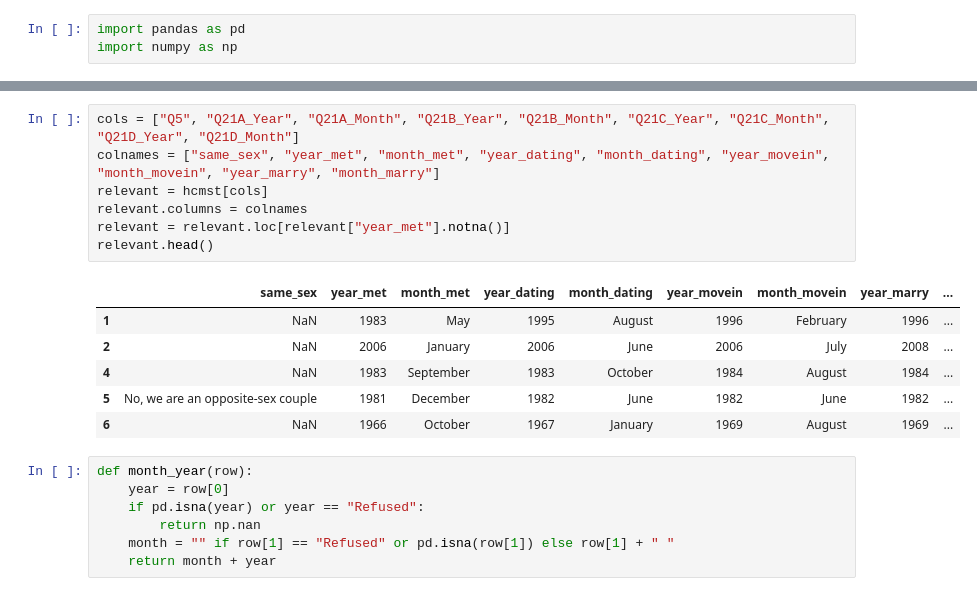
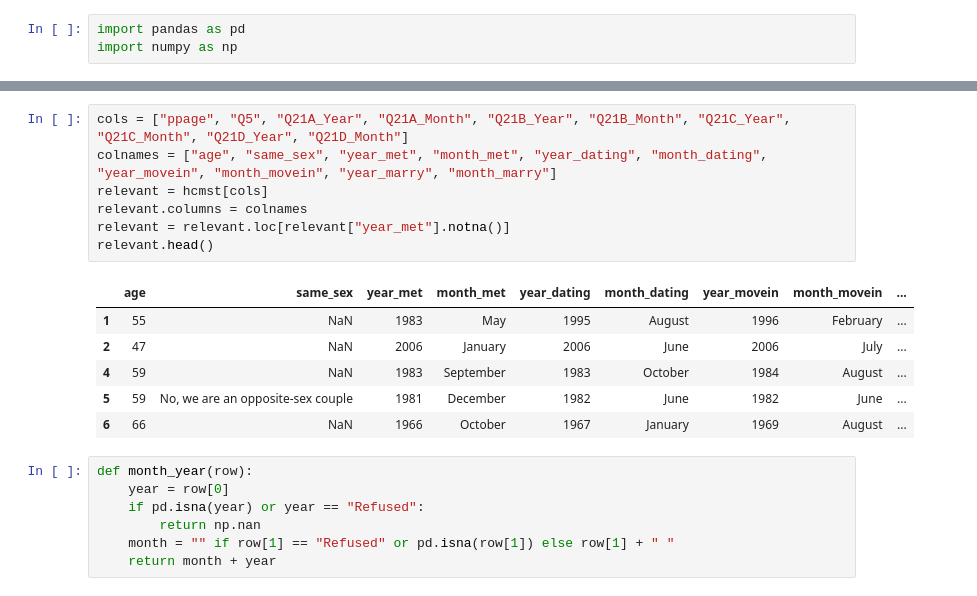
Before and after one commit to viz-cupid/viz-cupid, a Jupyter notebook: python/TimeVisDataProcessing.ipynb, the cells around one changed output, grey strips where cells are left out. Cells and saved outputs as stored; diff of their text form.

```diff
--- a/python/TimeVisDataProcessing.ipynb
+++ b/python/TimeVisDataProcessing.ipynb
@@ -6,17 +15,17 @@ hcmst = pd.read_csv("hcmst2017.csv", encoding="mac_roman")
 # %%
-cols = ["Q5", "Q21A_Year", "Q21A_Month", "Q21B_Year", "Q21B_Month", "Q21C_Year", "Q21C_Month", "Q21D_Year", "Q21D_Month"]
-colnames = ["same_sex", "year_met", "month_met", "year_dating", "month_dating", "year_movein", "month_movein", "year_marry", "month_marry"]
+cols = ["ppage", "Q5", "Q21A_Year", "Q21A_Month", "Q21B_Year", "Q21B_Month", "Q21C_Year", "Q21C_Month", "Q21D_Year", "Q21D_Month"]
+colnames = ["age", "same_sex", "year_met", "month_met", "year_dating", "month_dating", "year_movein", "month_movein", "year_marry", "month_marry"]
 relevant = hcmst[cols]
 relevant.columns = colnames
 relevant = relevant.loc[relevant["year_met"].notna()]
 relevant.head()
 # %% [output]
-|  | same_sex | year_met | month_met | year_dating | month_dating | year_movein | month_movein | year_marry | ... |
-| 1 | NaN | 1983 | May | 1995 | August | 1996 | February | 1996 | ... |
-| 2 | NaN | 2006 | January | 2006 | June | 2006 | July | 2008 | ... |
-| 4 | NaN | 1983 | September | 1983 | October | 1984 | August | 1984 | ... |
-| 5 | No, we are an opposite-sex couple | 1981 | December | 1982 | June | 1982 | June | 1982 | ... |
-| 6 | NaN | 1966 | October | 1967 | January | 1969 | August | 1969 | ... |
+|  | age | same_sex | year_met | month_met | year_dating | month_dating | year_movein | month_movein | ... |
+| 1 | 55 | NaN | 1983 | May | 1995 | August | 1996 | February | ... |
+| 2 | 47 | NaN | 2006 | January | 2006 | June | 2006 | July | ... |
+| 4 | 59 | NaN | 1983 | September | 1983 | October | 1984 | August | ... |
+| 5 | 59 | No, we are an opposite-sex couple | 1981 | December | 1982 | June | 1982 | June | ... |
+| 6 | 66 | NaN | 1966 | October | 1967 | January | 1969 | August | ... |
 # %%
 def month_year(row):
     year = row[0]
```
Also changed, not shown: parts of 3 cells of this notebook, 2 other files.
